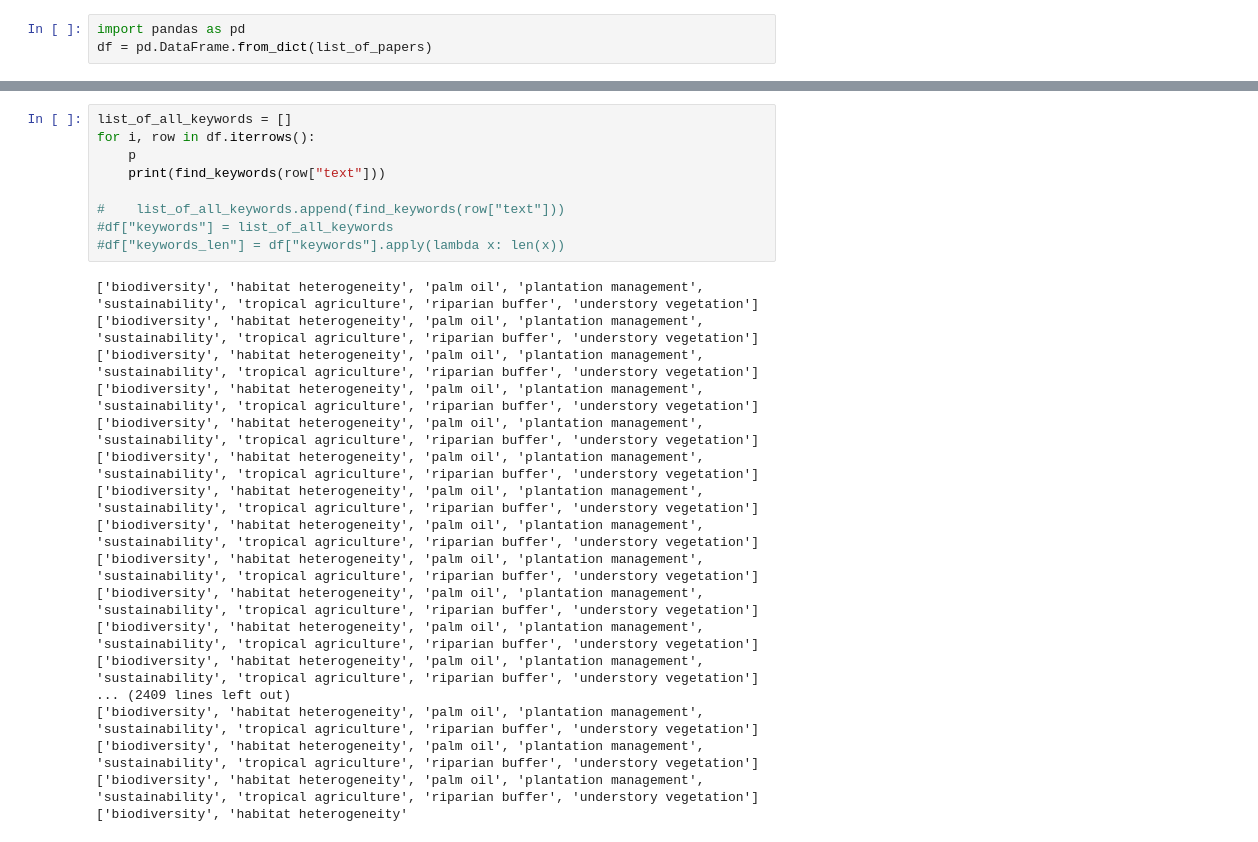
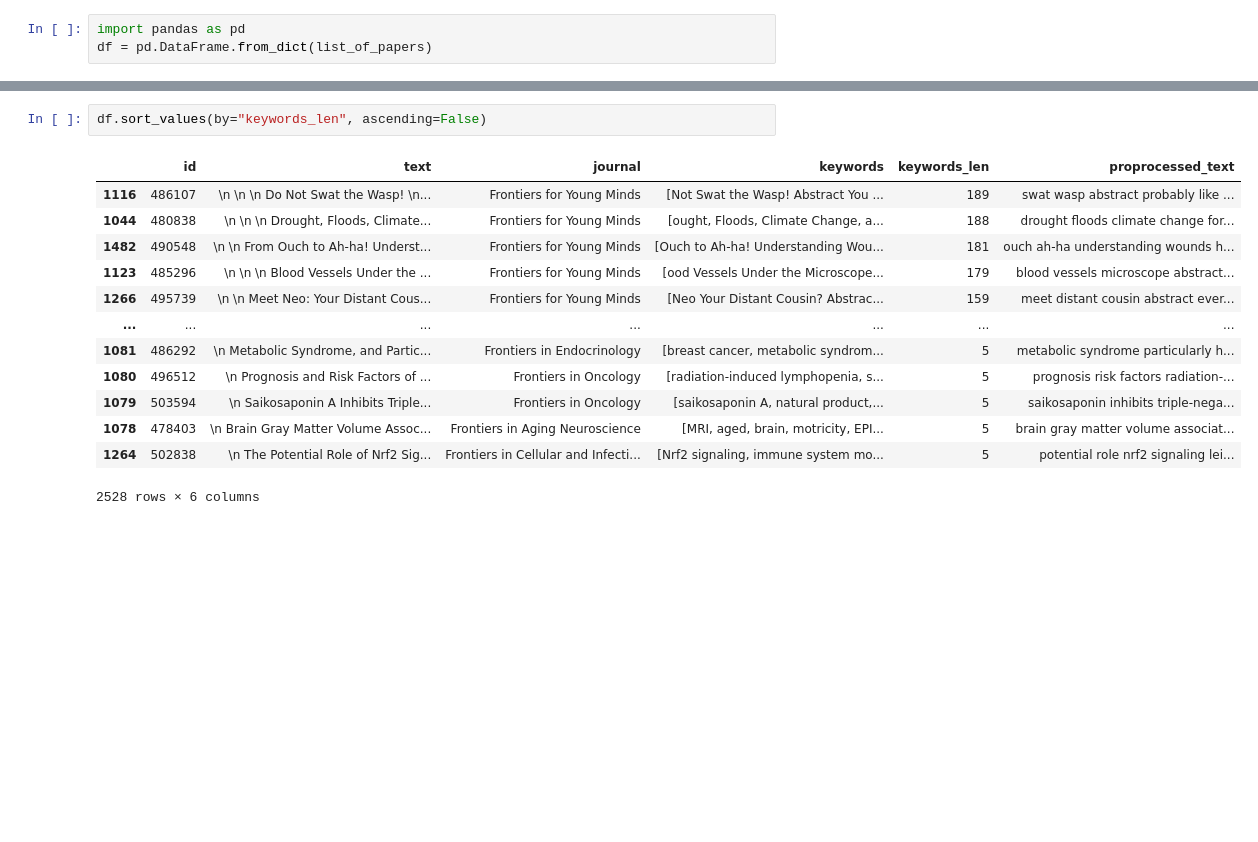
Before and after one commit to opertifelipe/frontiers, a Jupyter notebook: notebooks/Untitled.ipynb, the cells around one changed output, grey strips where cells are left out. Drawn from its saved outputs; the diff is of its cells as text; blank space fills up the shorter version.

```diff
--- a/notebooks/Untitled.ipynb
+++ b/notebooks/Untitled.ipynb
@@ -47,27 +69,16 @@ res
-# %%
-list_of_all_keywords = []
-for i, row in df.iterrows():
-    p
-    print(find_keywords(row["text"]))
-
-#    list_of_all_keywords.append(find_keywords(row["text"]))
-#df["keywords"] = list_of_all_keywords
-#df["keywords_len"] = df["keywords"].apply(lambda x: len(x))
-# %% [output]
-['biodiversity', 'habitat heterogeneity', 'palm oil', 'plantation management', 'sustainability', 'tropical agriculture', 'riparian buffer', 'understory vegetation']
-['biodiversity', 'habitat heterogeneity', 'palm oil', 'plantation management', 'sustainability', 'tropical agriculture', 'riparian buffer', 'understory vegetation']
-['biodiversity', 'habitat heterogeneity', 'palm oil', 'plantation management', 'sustainability', 'tropical agriculture', 'riparian buffer', 'understory vegetation']
-['biodiversity', 'habitat heterogeneity', 'palm oil', 'plantation management', 'sustainability', 'tropical agriculture', 'riparian buffer', 'understory vegetation']
-['biodiversity', 'habitat heterogeneity', 'palm oil', 'plantation management', 'sustainability', 'tropical agriculture', 'riparian buffer', 'understory vegetation']
-['biodiversity', 'habitat heterogeneity', 'palm oil', 'plantation management', 'sustainability', 'tropical agriculture', 'riparian buffer', 'understory vegetation']
-['biodiversity', 'habitat heterogeneity', 'palm oil', 'plantation management', 'sustainability', 'tropical agriculture', 'riparian buffer', 'understory vegetation']
-['biodiversity', 'habitat heterogeneity', 'palm oil', 'plantation management', 'sustainability', 'tropical agriculture', 'riparian buffer', 'understory vegetation']
-['biodiversity', 'habitat heterogeneity', 'palm oil', 'plantation management', 'sustainability', 'tropical agriculture', 'riparian buffer', 'understory vegetation']
-['biodiversity', 'habitat heterogeneity', 'palm oil', 'plantation management', 'sustainability', 'tropical agriculture', 'riparian buffer', 'understory vegetation']
-['biodiversity', 'habitat heterogeneity', 'palm oil', 'plantation management', 'sustainability', 'tropical agriculture', 'riparian buffer', 'understory vegetation']
-['biodiversity', 'habitat heterogeneity', 'palm oil', 'plantation management', 'sustainability', 'tropical agriculture', 'riparian buffer', 'understory vegetation']
-... (2409 lines left out)
-['biodiversity', 'habitat heterogeneity', 'palm oil', 'plantation management', 'sustainability', 'tropical agriculture', 'riparian buffer', 'understory vegetation']
-['biodiversity', 'habitat heterogeneity', 'palm oil', 'plantation management', 'sustainability', 'tropical agriculture', 'riparian buffer', 'understory vegetation']
-['biodiversity', 'habitat heterogeneity', 'palm oil', 'plantation management', 'sustainability', 'tropical agriculture', 'riparian buffer', 'understory vegetation']
-['biodiversity', 'habitat heterogeneity'
+# %%
+df.sort_values(by="keywords_len", ascending=False)
+# %% [output]
+|  | id | text | journal | keywords | keywords_len | proprocessed_text |
+| 1116 | 486107 | \n \n \n Do Not Swat the Wasp! \n... | Frontiers for Young Minds | [Not Swat the Wasp! Abstract You ... | 189 | swat wasp abstract probably like ... |
+| 1044 | 480838 | \n \n \n Drought, Floods, Climate... | Frontiers for Young Minds | [ought, Floods, Climate Change, a... | 188 | drought floods climate change for... |
+| 1482 | 490548 | \n \n From Ouch to Ah-ha! Underst... | Frontiers for Young Minds | [Ouch to Ah-ha! Understanding Wou... | 181 | ouch ah-ha understanding wounds h... |
+| 1123 | 485296 | \n \n \n Blood Vessels Under the ... | Frontiers for Young Minds | [ood Vessels Under the Microscope... | 179 | blood vessels microscope abstract... |
+| 1266 | 495739 | \n \n Meet Neo: Your Distant Cous... | Frontiers for Young Minds | [Neo Your Distant Cousin? Abstrac... | 159 | meet distant cousin abstract ever... |
+| ... | ... | ... | ... | ... | ... | ... |
+| 1081 | 486292 | \n Metabolic Syndrome, and Partic... | Frontiers in Endocrinology | [breast cancer, metabolic syndrom... | 5 | metabolic syndrome particularly h... |
+| 1080 | 496512 | \n Prognosis and Risk Factors of ... | Frontiers in Oncology | [radiation-induced lymphopenia, s... | 5 | prognosis risk factors radiation-... |
+| 1079 | 503594 | \n Saikosaponin A Inhibits Triple... | Frontiers in Oncology | [saikosaponin A, natural product,... | 5 | saikosaponin inhibits triple-nega... |
+| 1078 | 478403 | \n Brain Gray Matter Volume Assoc... | Frontiers in Aging Neuroscience | [MRI, aged, brain, motricity, EPI... | 5 | brain gray matter volume associat... |
+| 1264 | 502838 | \n The Potential Role of Nrf2 Sig... | Frontiers in Cellular and Infecti... | [Nrf2 signaling, immune system mo... | 5 | potential role nrf2 signaling lei... |
+2528 rows × 6 columns
```
Also changed, not shown: parts of 52 cells of this notebook.
